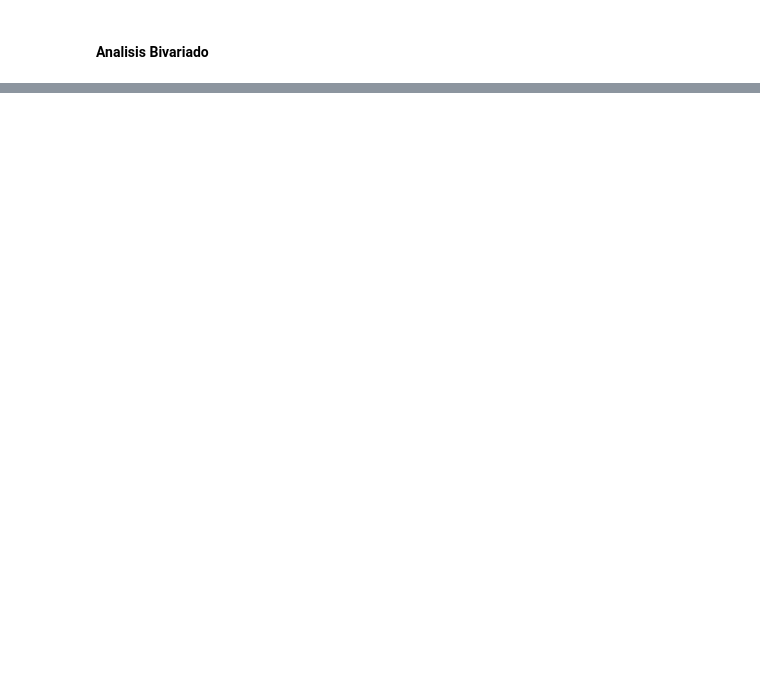
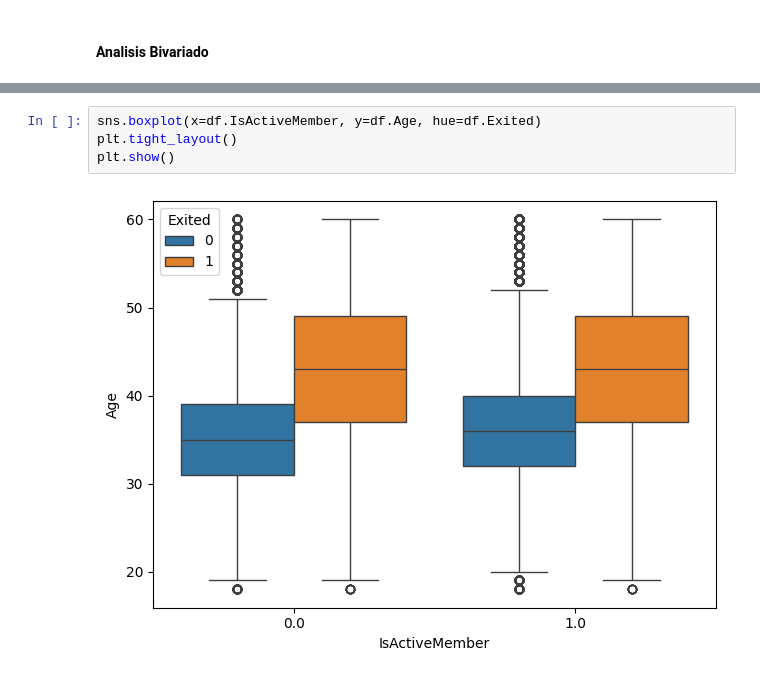
Before and after one commit to arielRas/KaggleCompetition-Coder52295, a Jupyter notebook: Eda.ipynb, the cells around one changed output, grey strips where cells are left out. Saved outputs shown, nothing was run; the diff lists cells and outputs as text; blank space fills up the shorter version.

```diff
--- a/Eda.ipynb
+++ b/Eda.ipynb
@@ -96,0 +77,6 @@ plt.show()
+# %%
+sns.boxplot(x=df.IsActiveMember, y=df.Age, hue=df.Exited)
+plt.tight_layout()
+plt.show()
+# %% [output]
+[figure, added]
```
Also changed, not shown: parts of 9 cells of this notebook.
